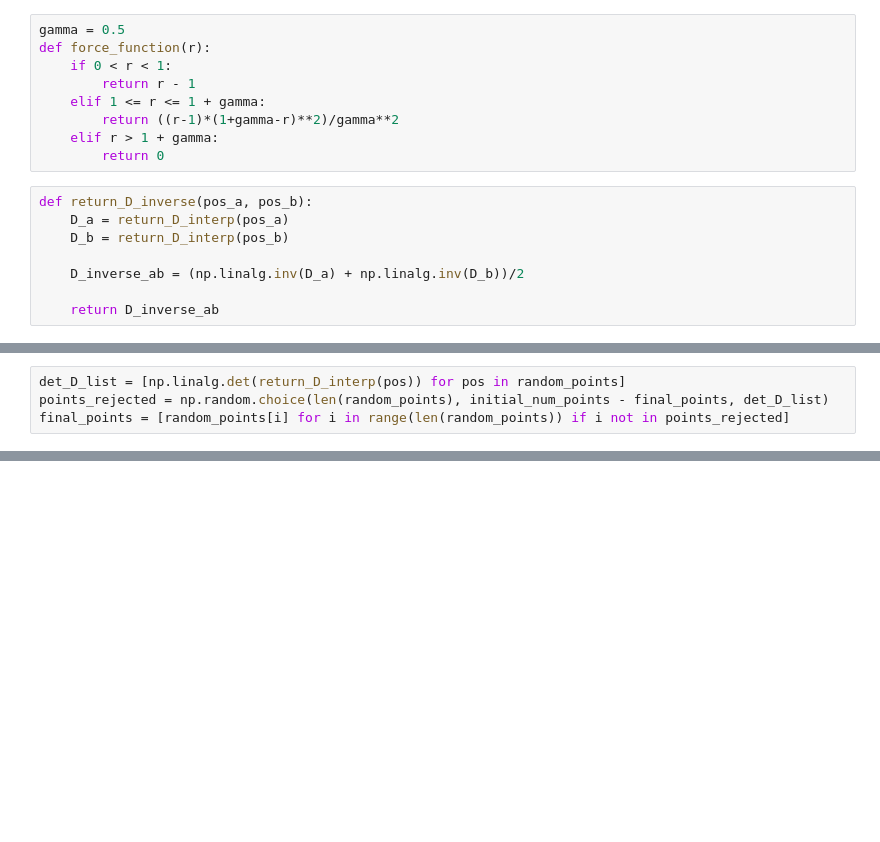
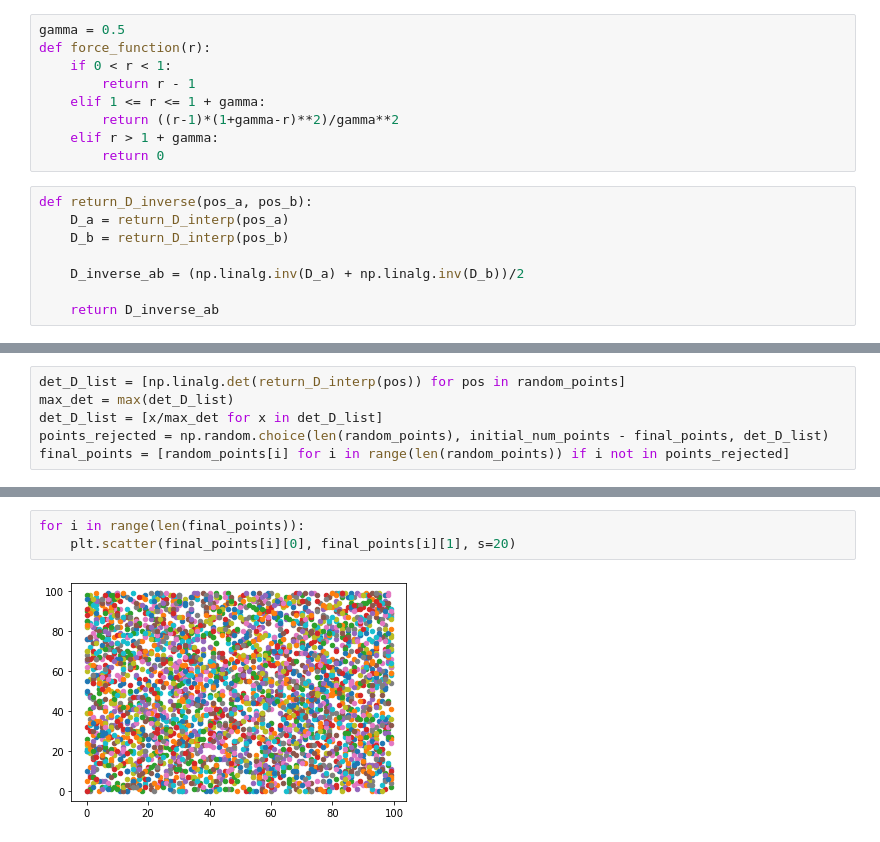
Before and after one commit to mehta-lab/tensor-visualization, a Jupyter notebook: Glyph Based Visualization.ipynb, the cells around one changed output, grey strips where cells are left out. Cells and saved outputs as stored; diff of their text form; blank space fills up the shorter version.

```diff
--- a/Glyph Based Visualization.ipynb
+++ b/Glyph Based Visualization.ipynb
@@ -132,4 +197,6 @@ random_points = list(zip(random_rows, random_columns))
 # %%
 det_D_list = [np.linalg.det(return_D_interp(pos)) for pos in random_points]
+max_det = max(det_D_list)
+det_D_list = [x/max_det for x in det_D_list]
 points_rejected = np.random.choice(len(random_points), initial_num_points - final_points, det_D_list)
 final_points = [random_points[i] for i in range(len(random_points)) if i not in points_rejected]
@@ -169,0 +287,5 @@ plt.show()
+# %%
+for i in range(len(final_points)):
+    plt.scatter(final_points[i][0], final_points[i][1], s=20)
+# %% [output]
+[figure, added]
```
Also changed, not shown: parts of 32 cells of this notebook, 1 other file.
